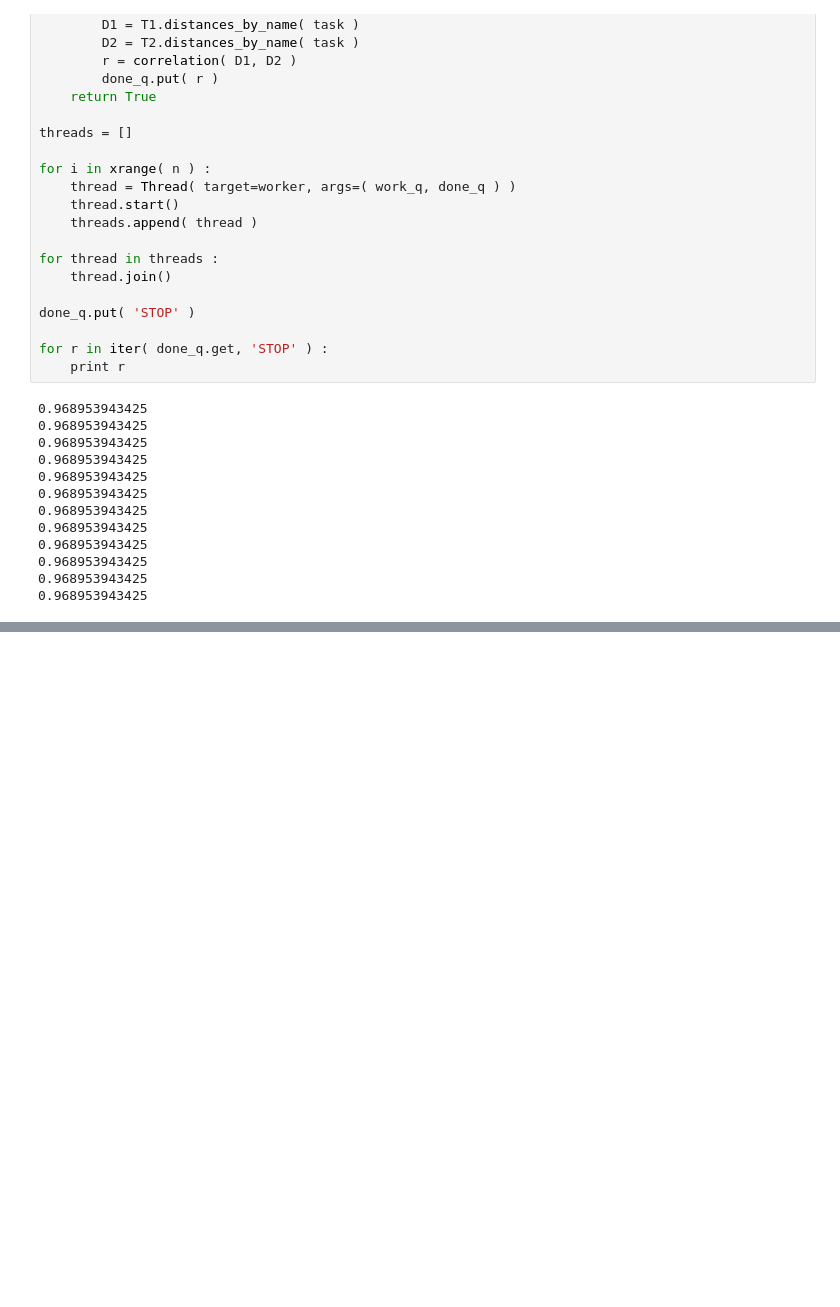
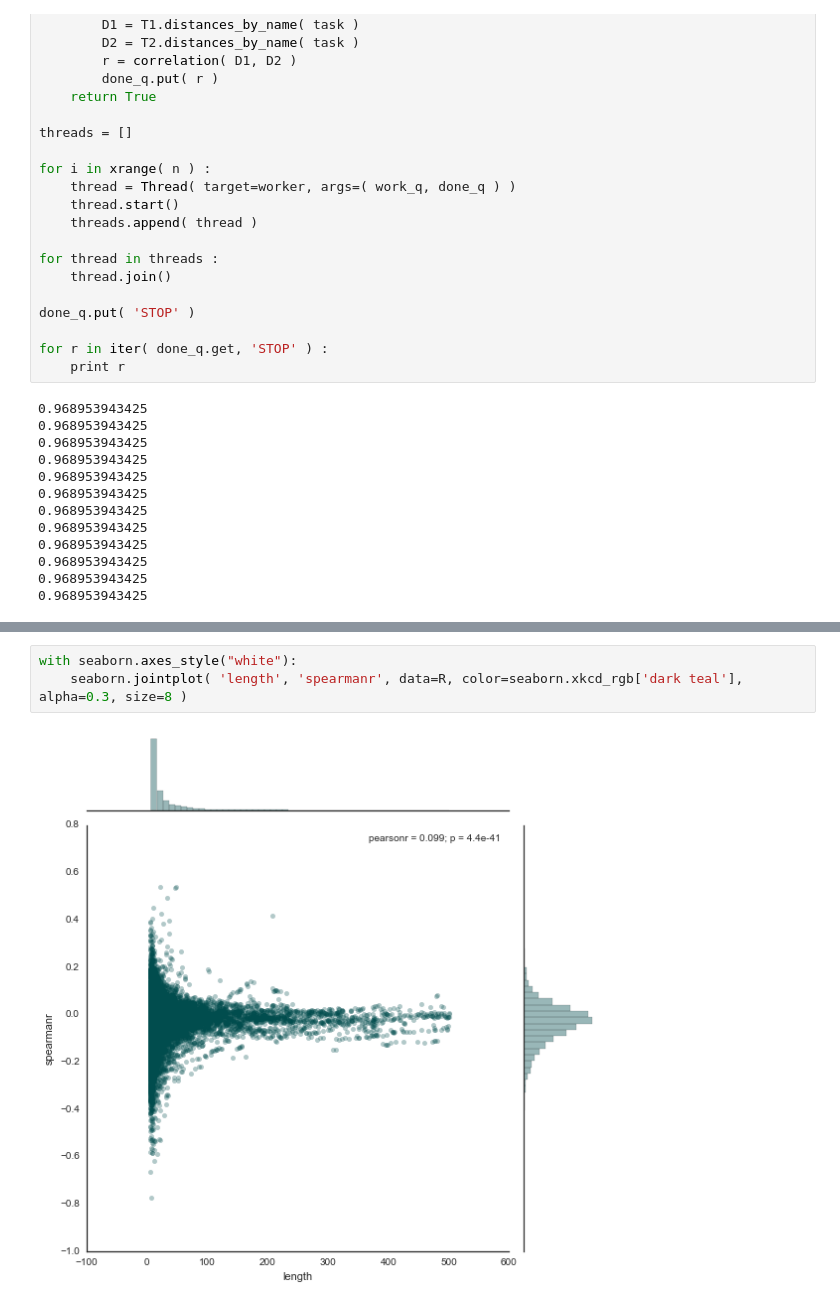
Before and after one commit to ryneches/SuchTree, a Jupyter notebook: examples.ipynb, the cells around one changed output, grey strips where cells are left out. Cells and saved outputs as stored; diff of their text form; blank space fills up the shorter version.

```diff
--- a/examples.ipynb
+++ b/examples.ipynb
@@ -254,0 +332,5 @@ for r in iter( done_q.get, 'STOP' ) :
+# %%
+with seaborn.axes_style("white"):
+    seaborn.jointplot( 'length', 'spearmanr', data=R, color=seaborn.xkcd_rgb['dark teal'], alpha=0.3, size=8 )
+# %% [output]
+[figure, added]
```
Also changed, not shown: parts of 9 cells of this notebook, 1 other file.
